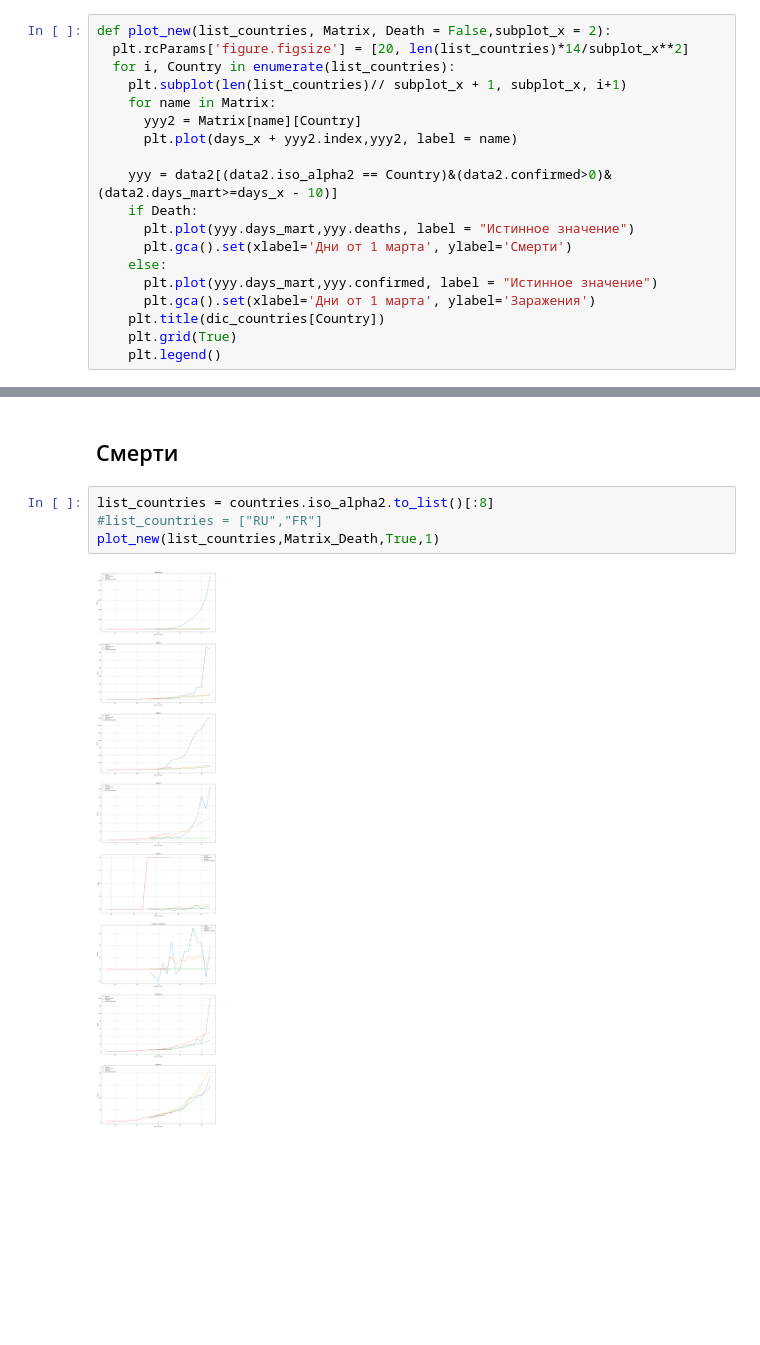
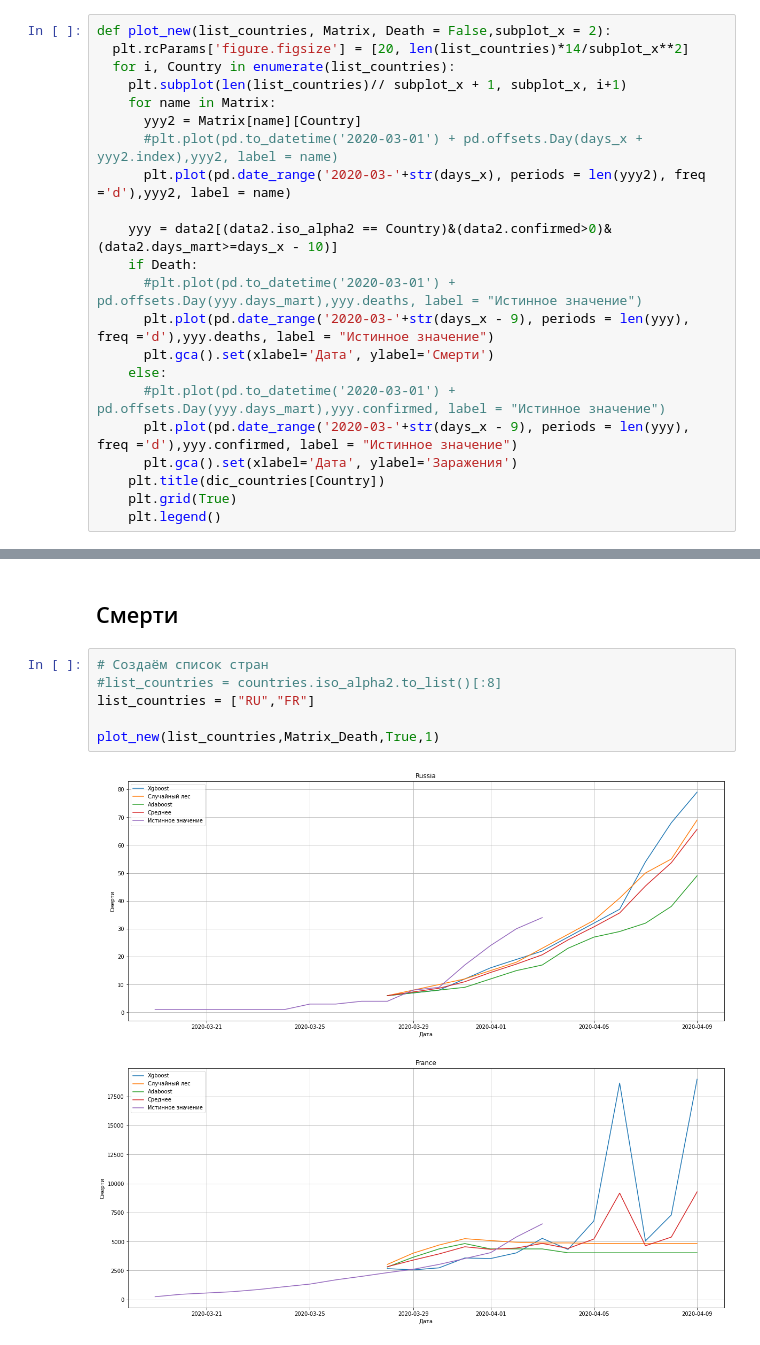
Before and after one commit to vlomme/sberbank-covid19-forecast-2020, a Jupyter notebook: covid_simple.ipynb, the cells around one changed output, grey strips where cells are left out. Drawn from its saved outputs; the diff is of its cells as text; blank space fills up the shorter version.

```diff
--- a/covid_simple.ipynb
+++ b/covid_simple.ipynb
@@ -468,15 +468,18 @@ def plot_new(list_countries, Matrix, Death = False,subplot_x = 2):
     plt.subplot(len(list_countries)// subplot_x + 1, subplot_x, i+1)
     for name in Matrix:
       yyy2 = Matrix[name][Country]
-      plt.plot(days_x + yyy2.index,yyy2, label = name)
+      #plt.plot(pd.to_datetime('2020-03-01') + pd.offsets.Day(days_x + yyy2.index),yyy2, label = name)
+      plt.plot(pd.date_range('2020-03-'+str(days_x), periods = len(yyy2), freq ='d'),yyy2, label = name)
 
     yyy = data2[(data2.iso_alpha2 == Country)&(data2.confirmed>0)&(data2.days_mart>=days_x - 10)]
     if Death:
-      plt.plot(yyy.days_mart,yyy.deaths, label = "Истинное значение")
-      plt.gca().set(xlabel='Дни от 1 марта', ylabel='Смерти')
+      #plt.plot(pd.to_datetime('2020-03-01') + pd.offsets.Day(yyy.days_mart),yyy.deaths, label = "Истинное значение")
+      plt.plot(pd.date_range('2020-03-'+str(days_x - 9), periods = len(yyy), freq ='d'),yyy.deaths, label = "Истинное значение")
+      plt.gca().set(xlabel='Дата', ylabel='Смерти')
     else:
-      plt.plot(yyy.days_mart,yyy.confirmed, label = "Истинное значение")
-      plt.gca().set(xlabel='Дни от 1 марта', ylabel='Заражения')
+      #plt.plot(pd.to_datetime('2020-03-01') + pd.offsets.Day(yyy.days_mart),yyy.confirmed, label = "Истинное значение")
+      plt.plot(pd.date_range('2020-03-'+str(days_x - 9), periods = len(yyy), freq ='d'),yyy.confirmed, label = "Истинное значение")
+      plt.gca().set(xlabel='Дата', ylabel='Заражения')
     plt.title(dic_countries[Country])
     plt.grid(True)
     plt.legend()
@@ -493,8 +516,10 @@ plot_new(list_countries,Matrix_confirmed,False,2)
 # %% [markdown]
 ## Смерти
 # %%
-list_countries = countries.iso_alpha2.to_list()[:8]
-#list_countries = ["RU","FR"]
+# Создаём список стран
+#list_countries = countries.iso_alpha2.to_list()[:8]
+list_countries = ["RU","FR"]
+
 plot_new(list_countries,Matrix_Death,True,1)
 # %% [output]
-[figure, old version]
+[figure, new version]
```
Also changed, not shown: parts of 3 cells of this notebook.
